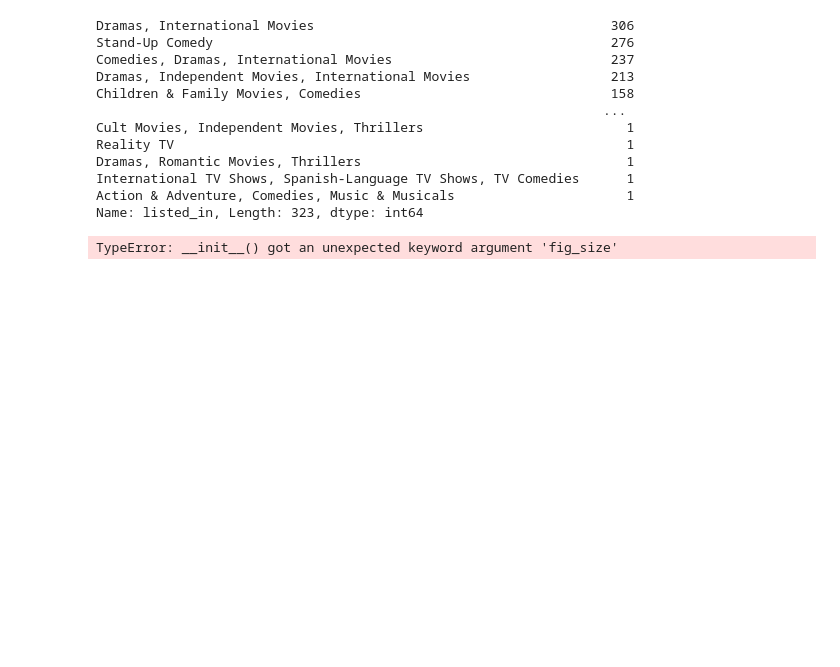
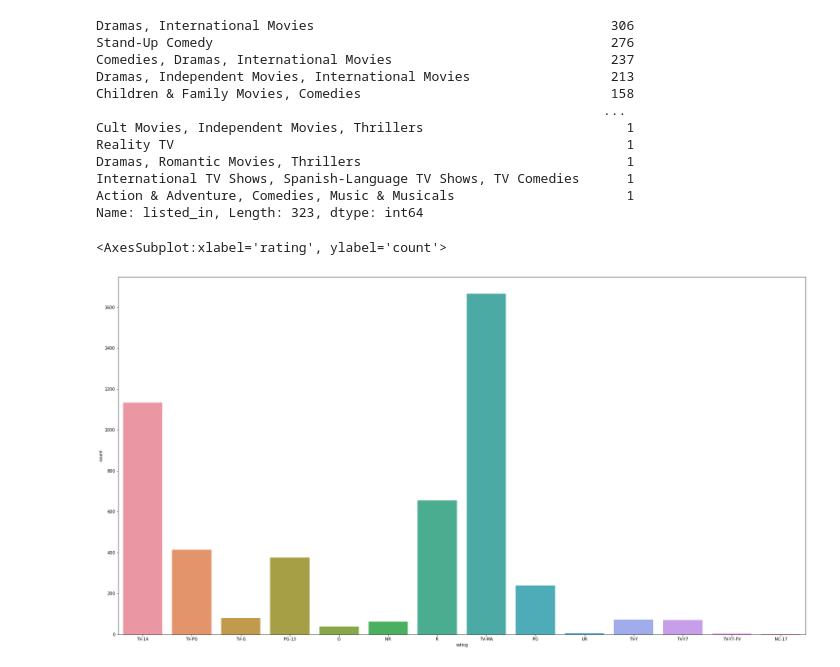
Before and after one commit to Tyta7/My-projects, a Jupyter notebook: analysis.ipynb, the cells around one changed output. Cells and saved outputs as stored; diff of their text form; code cells hidden in the pictures; blank space fills up the shorter version.

```diff
--- a/analysis.ipynb
+++ b/analysis.ipynb
@@ -218,8 +218,9 @@ International TV Shows, Spanish-Language TV Shows, TV Comedies      1
 Action & Adventure, Comedies, Music & Musicals                      1
 Name: listed_in, Length: 323, dtype: int64
 # %%
-plt.figure(figsize = 16)
+plt.figure(figsize = (30,16))
 sns.countplot(new_nf.rating)
 # %% [output]
-TypeError: __init__() got an unexpected keyword argument 'fig_size'
+<AxesSubplot:xlabel='rating', ylabel='count'>
+[figure, added]
 # %%
```
Also changed, not shown: parts of 1 cell of this notebook.
